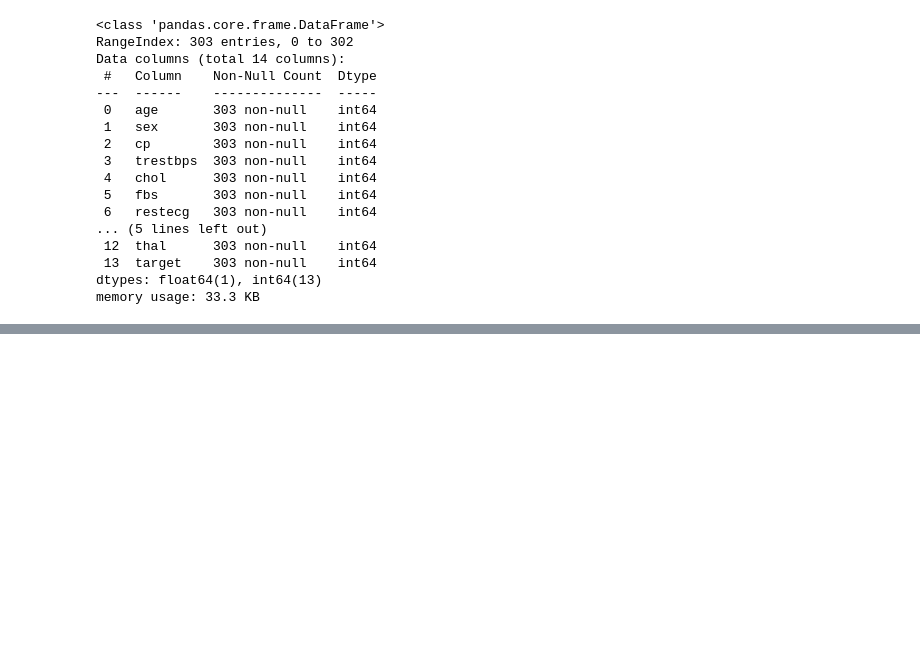
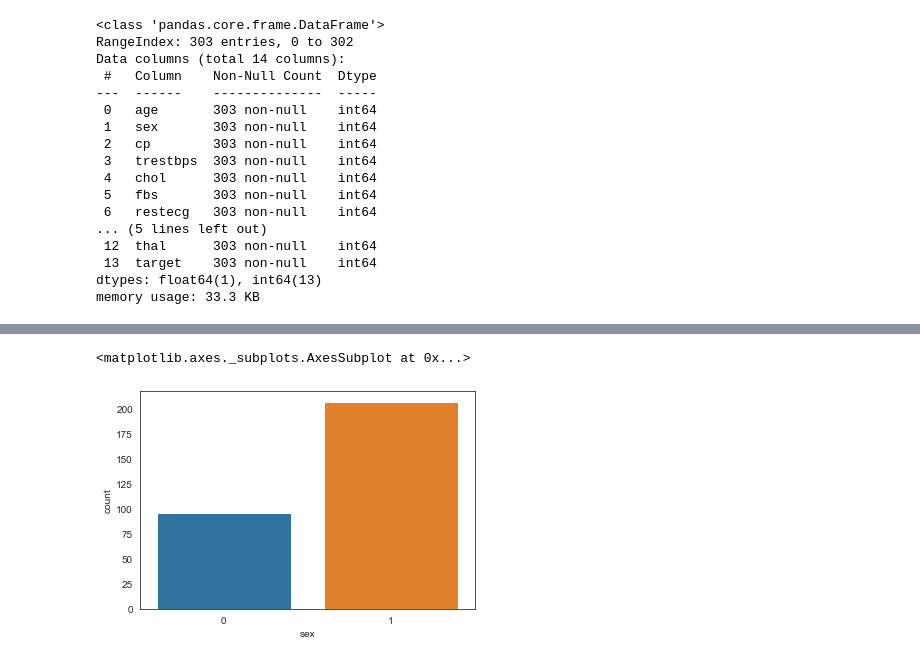
Before and after one commit to LarsTinnefeld/Heart-Disease---Search-for-risk-factors, a Jupyter notebook: heard_disease_research.ipynb, the cells around one changed output, grey strips where cells are left out. Saved outputs shown, nothing was run; the diff lists cells and outputs as text; code cells hidden in the pictures; blank space fills up the shorter version.

```diff
--- a/heard_disease_research.ipynb
+++ b/heard_disease_research.ipynb
@@ -49,0 +60,5 @@ memory usage: 33.3 KB
+# %%
+sns.countplot(x='sex',data=df,)
+# %% [output]
+<matplotlib.axes._subplots.AxesSubplot at 0x...>
+[figure, added]
```
Also changed, not shown: parts of 13 cells of this notebook.
